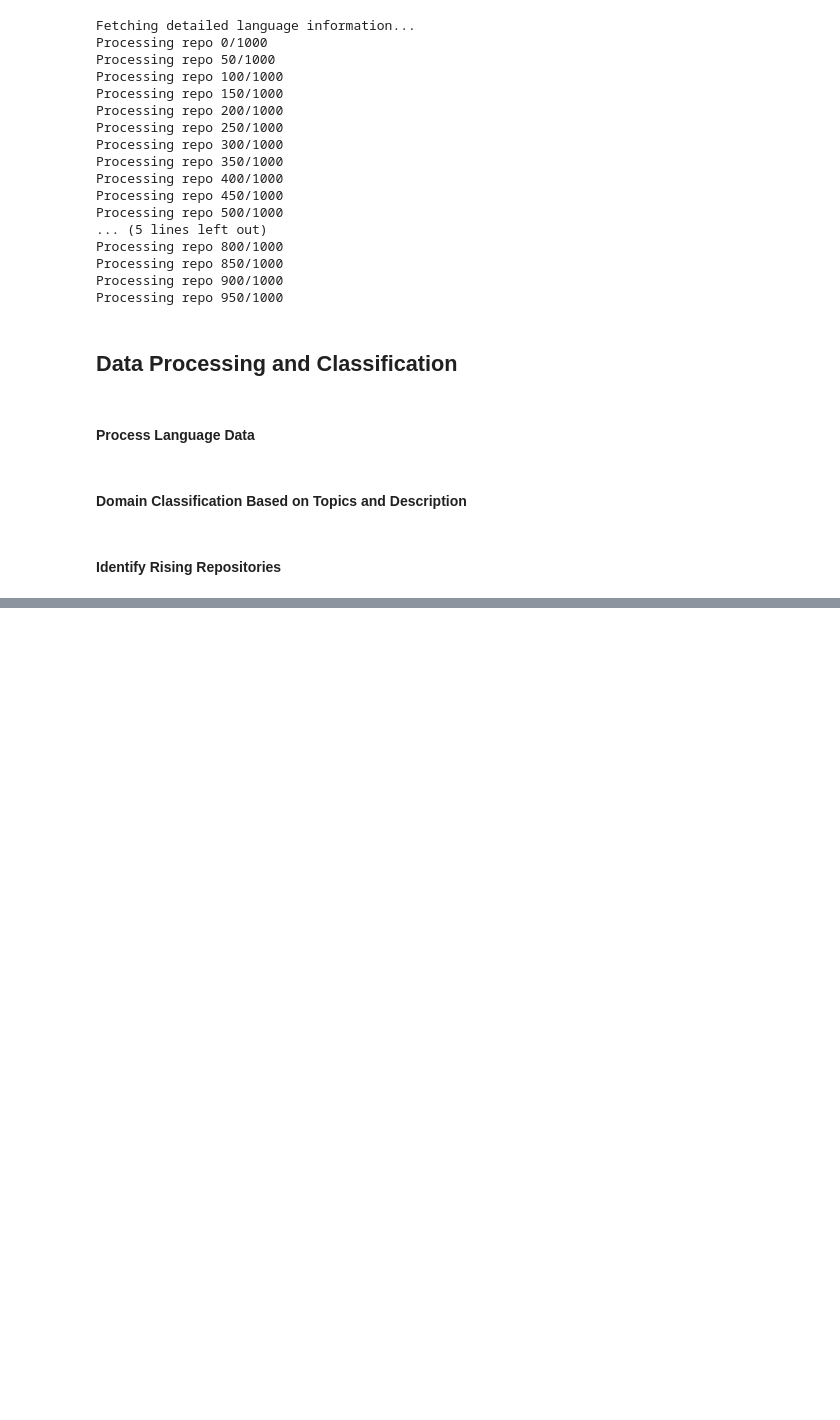
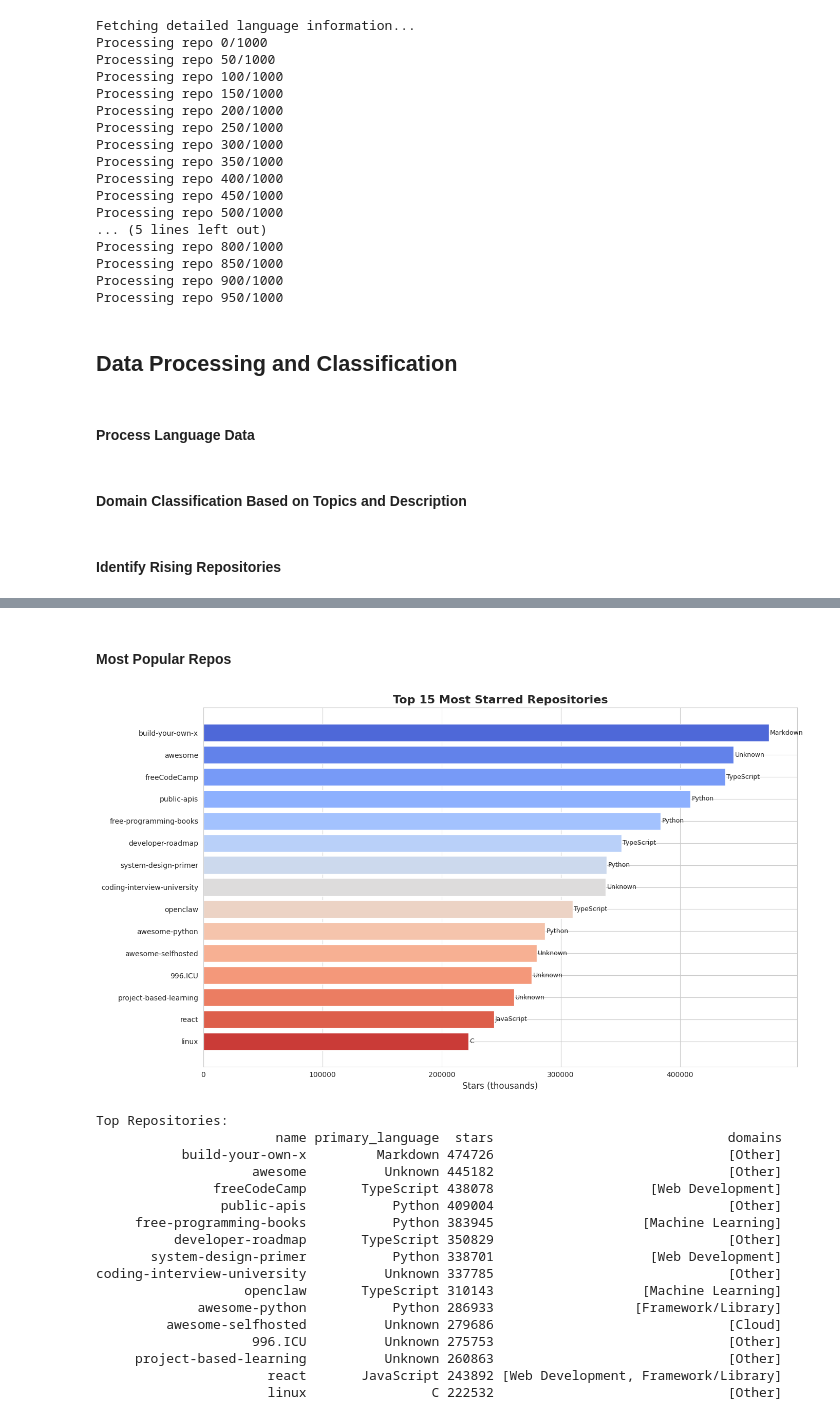
Before and after one commit to joeltikoo/github-trends-analyzer, a Jupyter notebook: notebook.ipynb, the cells around one changed output, grey strips where cells are left out. Cells and saved outputs as stored; diff of their text form; code cells hidden in the pictures; blank space fills up the shorter version.

```diff
--- a/notebook.ipynb
+++ b/notebook.ipynb
@@ -344,0 +417,42 @@ TypeError: Invalid comparison between dtype=datetime64[us, UTC] and datetime
+# %% [markdown]
+#### Most Popular Repos
+# %%
+top_repos_df = df_clean.nlargest(15, 'stars')[['name', 'primary_language', 'stars', 'domains']]
+
+plt.figure(figsize=(14, 8))
+bars = plt.barh(top_repos_df['name'], top_repos_df['stars'],
+                color=sns.color_palette('coolwarm', len(top_repos_df)))
+plt.xlabel('Stars (thousands)', fontsize=12)
+plt.title('Top 15 Most Starred Repositories', fontsize=16, fontweight='bold')
+plt.gca().invert_yaxis()
+
+# Add language labels
+for idx, (bar, lang) in enumerate(zip(bars, top_repos_df['primary_language'])):
+    plt.text(bar.get_width() + 1000, bar.get_y() + bar.get_height()/2,
+             f'{lang}', va='center', fontsize=9)
+
+plt.tight_layout()
+plt.savefig('top_repositories.png', dpi=300, bbox_inches='tight')
+plt.show()
+
+print("\nTop Repositories:")
+print(top_repos_df.to_string(index=False))
+# %% [output]
+[figure, added]
+Top Repositories:
+                       name primary_language  stars                              domains
+           build-your-own-x         Markdown 474726                              [Other]
+                    awesome          Unknown 445182                              [Other]
+               freeCodeCamp       TypeScript 438078                    [Web Development]
+                public-apis           Python 409004                              [Other]
+     free-programming-books           Python 383945                   [Machine Learning]
+          developer-roadmap       TypeScript 350829                              [Other]
+       system-design-primer           Python 338701                    [Web Development]
+coding-interview-university          Unknown 337785                              [Other]
+                   openclaw       TypeScript 310143                   [Machine Learning]
+             awesome-python           Python 286933                  [Framework/Library]
+         awesome-selfhosted          Unknown 279686                              [Cloud]
+                    996.ICU          Unknown 275753                              [Other]
+     project-based-learning          Unknown 260863                              [Other]
+                      react       JavaScript 243892 [Web Development, Framework/Library]
+                      linux                C 222532                              [Other]
```
Also changed, not shown: parts of 22 cells of this notebook.
